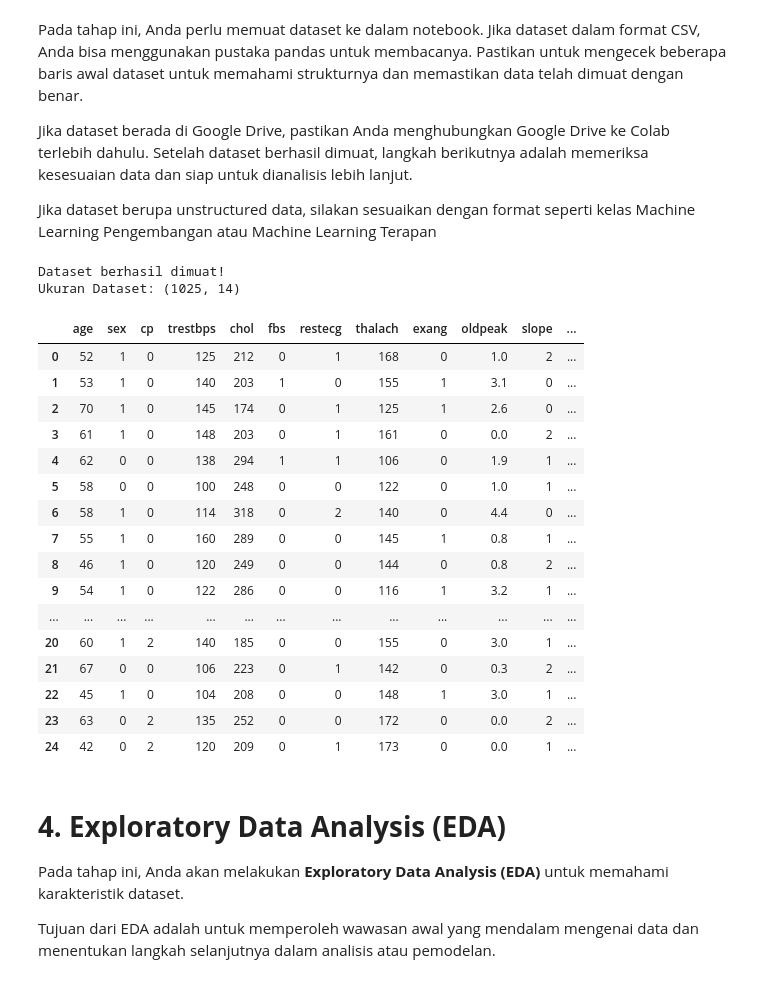
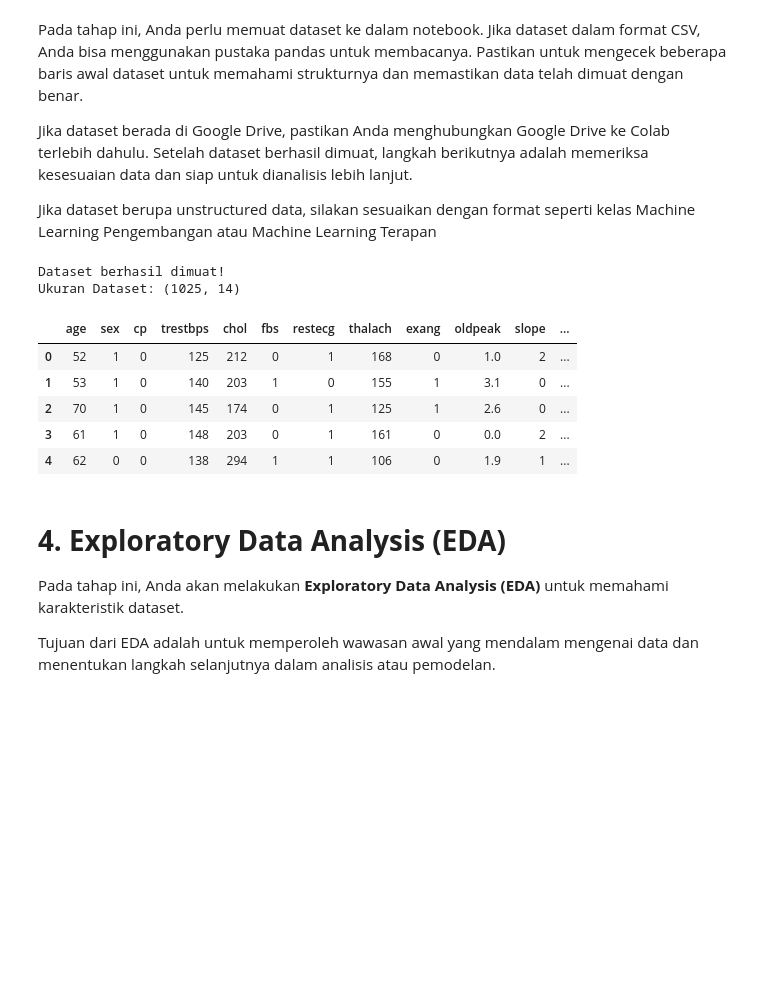
Before and after one commit to SatriaDharma/Eksperimen_SML_I-Putu-Satria-Dharma-Wibawa, a Jupyter notebook: preprocessing/Eksperimen_MSML.ipynb, the cells around one changed output. Cells and saved outputs as stored; diff of their text form; code cells hidden in the pictures; blank space fills up the shorter version.

```diff
--- a/preprocessing/Eksperimen_MSML.ipynb
+++ b/preprocessing/Eksperimen_MSML.ipynb
@@ -26,35 +26,24 @@ Jika dataset berupa unstructured data, silakan sesuaikan dengan format seperti k
 # %%
 # Memuat data dari folder raw
 path = '../heart_raw/heart.csv'
 
 # Membaca dataset
 try:
     df = pd.read_csv(path)
     print("Dataset berhasil dimuat!")
     print(f"Ukuran Dataset: {df.shape}")
-    display(df.head(25))
+    display(df.head())
 except Exception as e:
     print(f"Gagal memuat data: {e}")
 # %% [output]
 Dataset berhasil dimuat!
 Ukuran Dataset: (1025, 14)
 |  | age | sex | cp | trestbps | chol | fbs | restecg | thalach | exang | oldpeak | slope | ... |
 | 0 | 52 | 1 | 0 | 125 | 212 | 0 | 1 | 168 | 0 | 1.0 | 2 | ... |
 | 1 | 53 | 1 | 0 | 140 | 203 | 1 | 0 | 155 | 1 | 3.1 | 0 | ... |
 | 2 | 70 | 1 | 0 | 145 | 174 | 0 | 1 | 125 | 1 | 2.6 | 0 | ... |
 | 3 | 61 | 1 | 0 | 148 | 203 | 0 | 1 | 161 | 0 | 0.0 | 2 | ... |
 | 4 | 62 | 0 | 0 | 138 | 294 | 1 | 1 | 106 | 0 | 1.9 | 1 | ... |
-| 5 | 58 | 0 | 0 | 100 | 248 | 0 | 0 | 122 | 0 | 1.0 | 1 | ... |
-| 6 | 58 | 1 | 0 | 114 | 318 | 0 | 2 | 140 | 0 | 4.4 | 0 | ... |
-| 7 | 55 | 1 | 0 | 160 | 289 | 0 | 0 | 145 | 1 | 0.8 | 1 | ... |
-| 8 | 46 | 1 | 0 | 120 | 249 | 0 | 0 | 144 | 0 | 0.8 | 2 | ... |
-| 9 | 54 | 1 | 0 | 122 | 286 | 0 | 0 | 116 | 1 | 3.2 | 1 | ... |
-| ... | ... | ... | ... | ... | ... | ... | ... | ... | ... | ... | ... | ... |
-| 20 | 60 | 1 | 2 | 140 | 185 | 0 | 0 | 155 | 0 | 3.0 | 1 | ... |
-| 21 | 67 | 0 | 0 | 106 | 223 | 0 | 1 | 142 | 0 | 0.3 | 2 | ... |
-| 22 | 45 | 1 | 0 | 104 | 208 | 0 | 0 | 148 | 1 | 3.0 | 1 | ... |
-| 23 | 63 | 0 | 2 | 135 | 252 | 0 | 0 | 172 | 0 | 0.0 | 2 | ... |
-| 24 | 42 | 0 | 2 | 120 | 209 | 0 | 1 | 173 | 0 | 0.0 | 1 | ... |
 # %% [markdown]
 # **4. Exploratory Data Analysis (EDA)**
 
```
